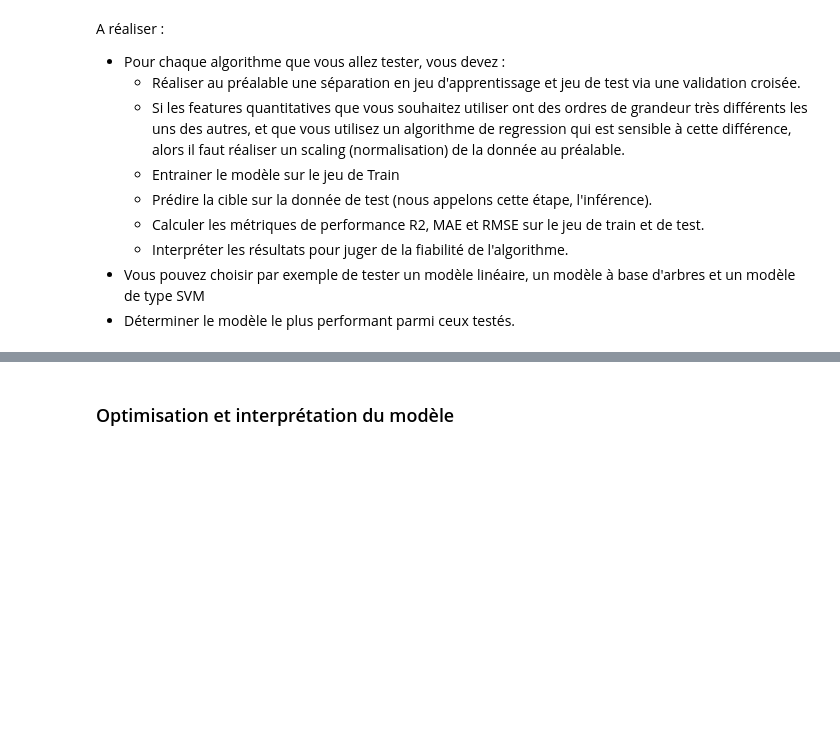
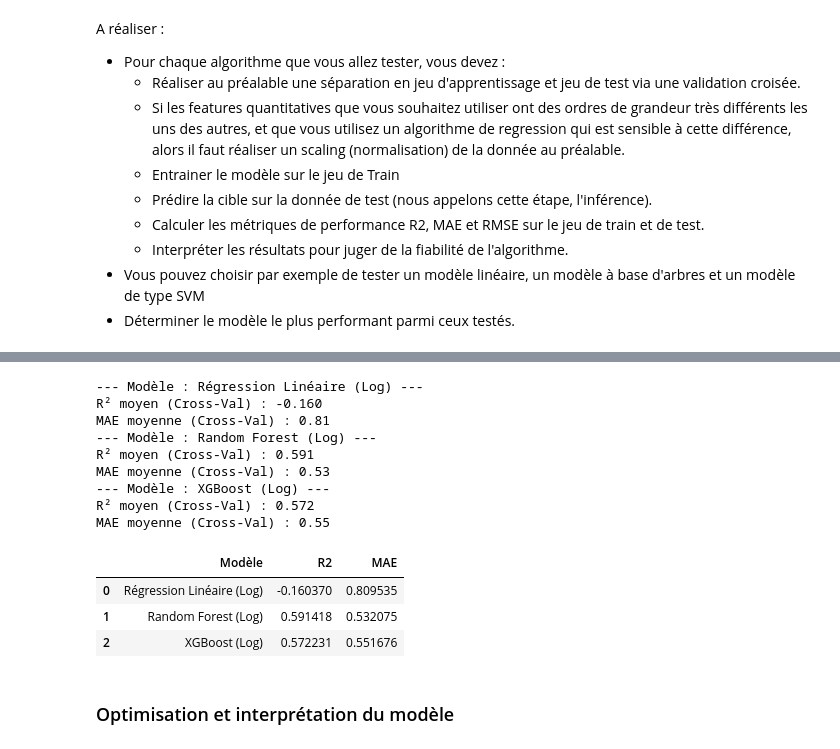
Before and after one commit to AxelFB1992/projet6, a Jupyter notebook: template_modelisation_supervisee.ipynb, the cells around one changed output, grey strips where cells are left out. Saved outputs shown, nothing was run; the diff lists cells and outputs as text; code cells hidden in the pictures; blank space fills up the shorter version.

```diff
--- a/template_modelisation_supervisee.ipynb
+++ b/template_modelisation_supervisee.ipynb
@@ -1976,3 +1976,7 @@ A réaliser :
     * Interpréter les résultats pour juger de la fiabilité de l'algorithme.
 * Vous pouvez choisir par exemple de tester un modèle linéaire, un modèle à base d'arbres et un modèle de type SVM
 * Déterminer le modèle le plus performant parmi ceux testés.
+# %%
+import sklearn
+from sklearn.linear_model import LinearRegression
+reg = LinearRegression()
@@ -1979,3 +2047,32 @@ A réaliser :
+# %%
+
+
+# 1. On transforme la cible en log
+y_train_log = np.log1p(y)
+
+# 2. On relance la comparaison sur y_train_log
+# Note : Tes MAE seront alors très petites (autour de 0.4 - 0.7), c'est normal !
+results_log = []
+
+results_log.append(evaluate_model(lr, "Régression Linéaire (Log)", X, y_train_log))
+results_log.append(evaluate_model(rf, "Random Forest (Log)", X, y_train_log))
+results_log.append(evaluate_model(xgb, "XGBoost (Log)", X, y_train_log))
+
+display(pd.DataFrame(results_log))
+# %% [output]
+--- Modèle : Régression Linéaire (Log) ---
+R² moyen (Cross-Val) : -0.160
+MAE moyenne (Cross-Val) : 0.81
+--- Modèle : Random Forest (Log) ---
+R² moyen (Cross-Val) : 0.591
+MAE moyenne (Cross-Val) : 0.53
+--- Modèle : XGBoost (Log) ---
+R² moyen (Cross-Val) : 0.572
+MAE moyenne (Cross-Val) : 0.55
+|  | Modèle | R2 | MAE |
+| 0 | Régression Linéaire (Log) | -0.160370 | 0.809535 |
+| 1 | Random Forest (Log) | 0.591418 | 0.532075 |
+| 2 | XGBoost (Log) | 0.572231 | 0.551676 |
 # %%
 # CODE COMPARAISON DES MODELES
 # %% [markdown]
```
Also changed, not shown: parts of 4 cells of this notebook.
